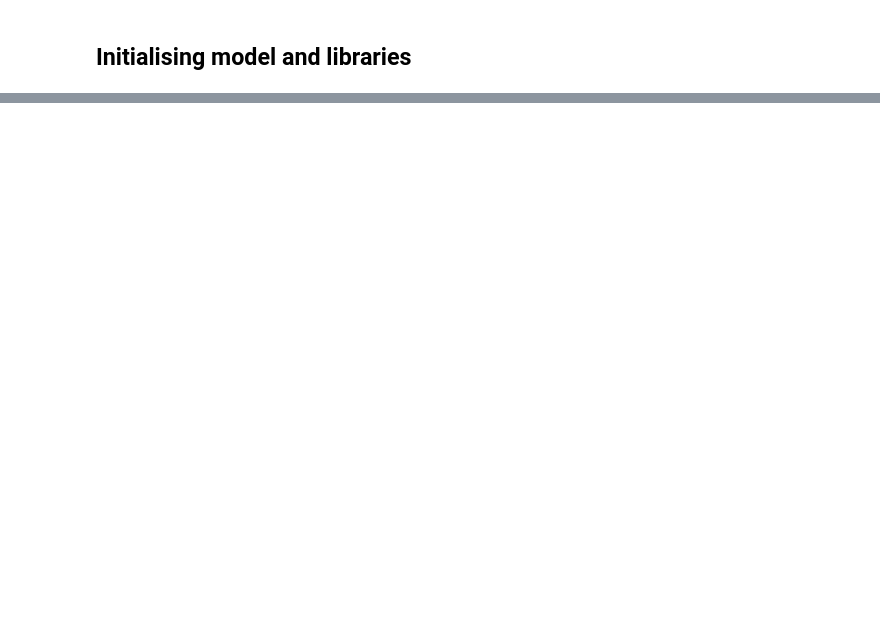
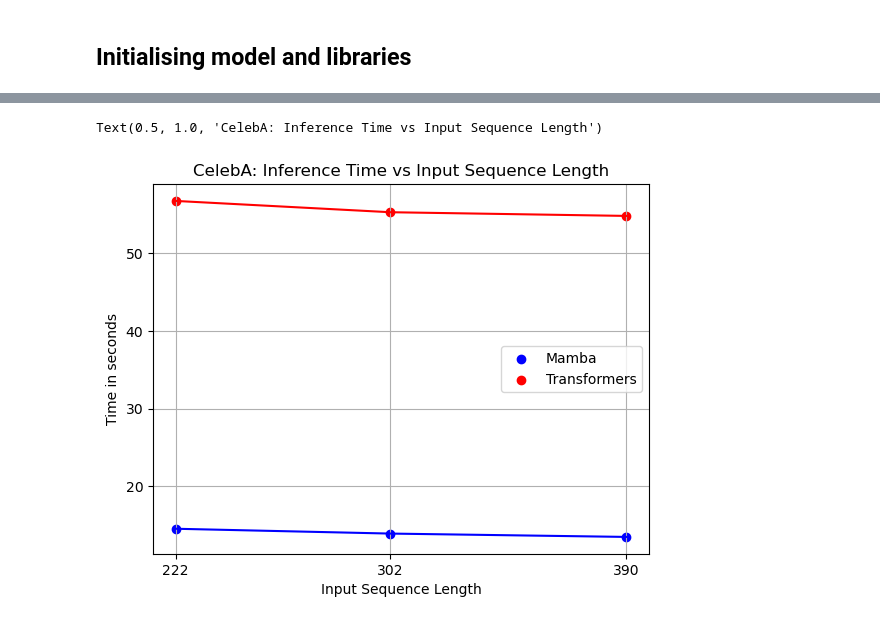
Before and after one commit to AmanKukde/FourierImageTransformer, a Jupyter notebook: examples/Super-Resolution - MNIST Example.ipynb, the cells around one changed output, grey strips where cells are left out. Cells and saved outputs as stored; diff of their text form; code cells hidden in the pictures; blank space fills up the shorter version.

```diff
--- a/examples/Super-Resolution - MNIST Example.ipynb
+++ b/examples/Super-Resolution - MNIST Example.ipynb
@@ -259,0 +272,14 @@ torch.Size([2016, 2])
+# %%
+plt.plot([222,302,390],[14.560665607452393,13.940002918243408,13.509599447250366], c = 'b')
+plt.scatter([222,302,390],[14.560665607452393,13.940002918243408,13.509599447250366], c = 'b', label = 'Mamba')
+plt.plot([222,302,390],[56.72006702423096,55.266911029815674,54.79184436798096], c = 'r')
+plt.scatter([222,302,390],[56.72006702423096,55.266911029815674,54.79184436798096], c = 'r', label = 'Transformers')
+plt.xticks([222,302,390])
+plt.xlabel('Input Sequence Length')
+plt.ylabel('Time in seconds')
+plt.grid()
+plt.legend()
+plt.title('CelebA: Inference Time vs Input Sequence Length')
+# %% [output]
+Text(0.5, 1.0, 'CelebA: Inference Time vs Input Sequence Length')
+[figure, added]
```
Also changed, not shown: parts of 6 cells of this notebook, 7 other files.
